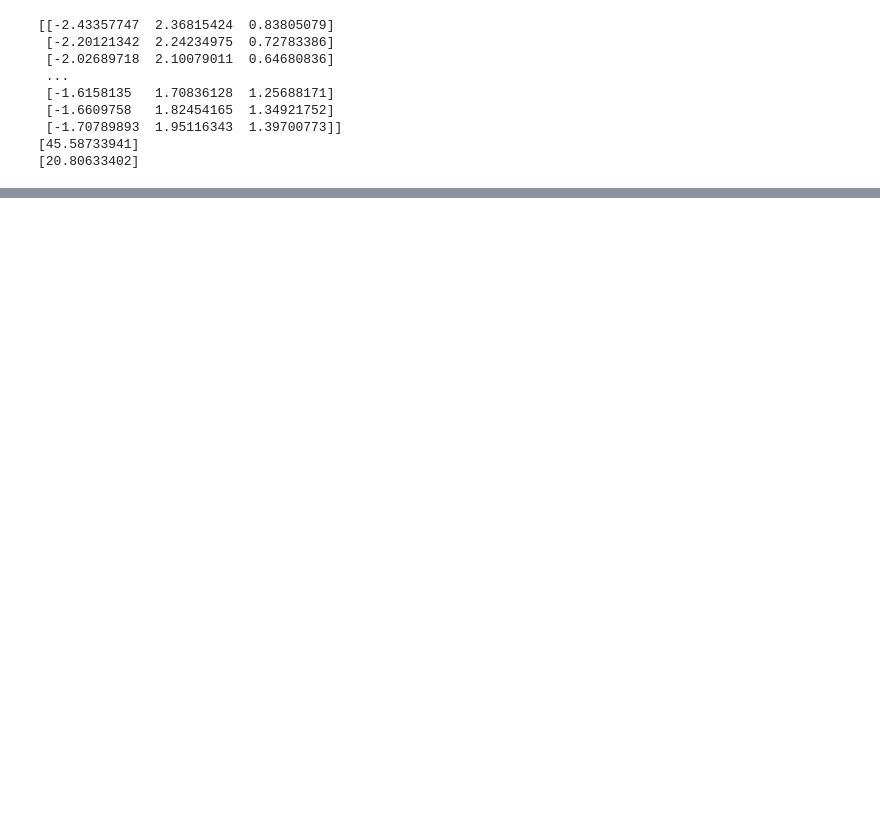
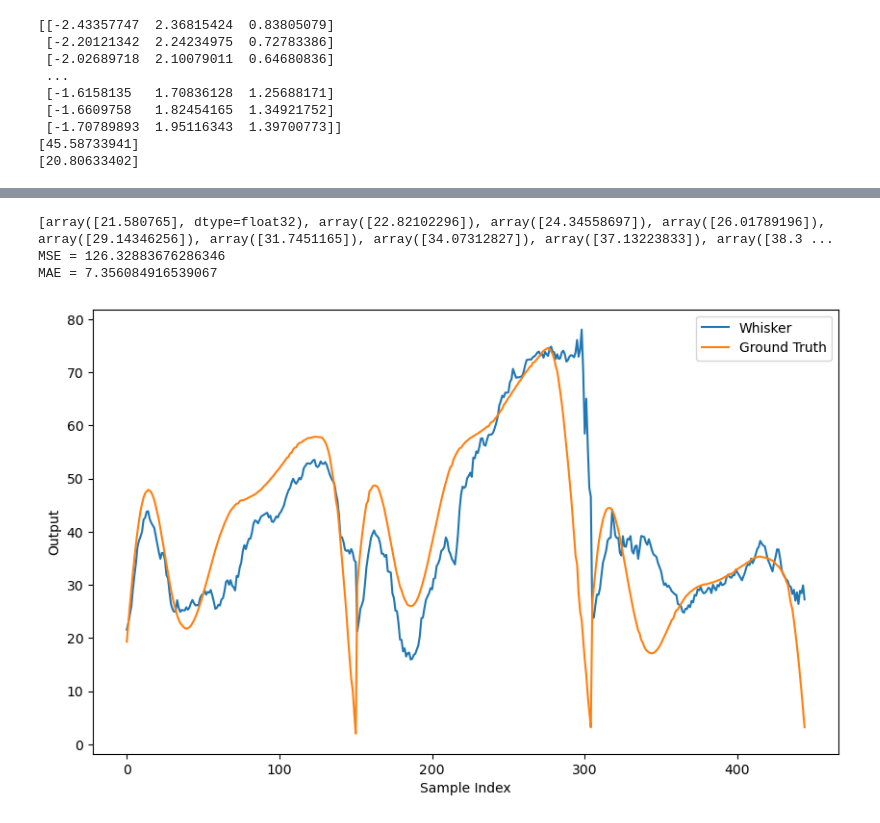
Before and after one commit to TacYee/autonomous-fly, a Jupyter notebook: Optitrack/dataanalyse/uncertainty_mlp_KF.ipynb, the cells around one changed output, grey strips where cells are left out. Drawn from its saved outputs; the diff is of its cells as text; code cells hidden in the pictures; blank space fills up the shorter version.

Commit message:
fix the problem of KF and update KF FLAT1 and FLAT2, maybe some problem occur in uncertainty 2

```diff
--- a/Optitrack/dataanalyse/uncertainty_mlp_KF.ipynb
+++ b/Optitrack/dataanalyse/uncertainty_mlp_KF.ipynb
@@ -442,3 +442,79 @@ MAE = 5.528442136846605
+# %%
+#UA KF Flat2 whisker1
+import numpy as np
+import os
+import matplotlib.pyplot as plt
+from KF import KalmanFilterUAFLAT2
+from sklearn.metrics import mean_squared_error, mean_absolute_error
+
+def apply_kalman_filterUAFLAT2(initial_state, initial_position, initial_yaw, test_pre, uncertainties, positions, yaws):
+    kf = KalmanFilterUAFLAT2(initial_state, initial_position, initial_yaw, initial_covariance, process_noise)
+    estimates = [np.array([initial_state])]
+    for z, uncertainty, position, yaw in zip(test_pre[1:], uncertainties[1:], positions[1:], yaws[1:]):
+        kf.predict(position, yaw)
+        measurement_noise = np.array([[uncertainty]])
+        kf.update(np.array([234 - z]), measurement_noise)
+        estimates.append(kf.get_current_estimate())
+    return estimates
+
+# 数据分段
+test_GT1_filtered_1 = test_GT1_filtered[0:151]
+test_GT1_filtered_2 = test_GT1_filtered[151:305]
+test_GT1_filtered_3 = test_GT1_filtered[305:445]
+test_pre1_1 = test_pre1[0:151]
+test_pre1_2 = test_pre1[151:305]
+test_pre1_3 = test_pre1[305:445]
+test_position1_1 = test_position1_filtered[0:151]
+test_position1_2 = test_position1_filtered[151:305]
+test_position1_3 = test_position1_filtered[305:445]
+test_yaw1_1 = test_orientation1_filtered[0:151]
+test_yaw1_2 = test_orientation1_filtered[151:305]
+test_yaw1_3 = test_orientation1_filtered[305:445]
+
+# 假设 `test_uncertainty` 是你模型预测的不确定性输出
+test_uncertainty1_1 = test_uncertainty1[0:151]
+test_uncertainty1_2 = test_uncertainty1[151:305]
+test_uncertainty1_3 = test_uncertainty1[305:445]
+
+# 初始状态和噪声配置
+initial_states = [test_pre1_1[0], test_pre1_2[0], test_pre1_3[0]]
+initial_positions = [test_position1_1[0], test_position1_2[0], test_position1_3[0]]
+initial_yaws = [test_yaw1_1[0], test_yaw1_2[0], test_yaw1_3[0]]
+initial_covariance = np.array([[5]])
+process_noise = np.array([[5]])
+
+# 应用卡尔曼滤波
+test_kal1_1 = apply_kalman_filterUAFLAT2(initial_states[0], initial_positions[0], initial_yaws[0], test_pre1_1, test_uncertainty1_1, test_position1_1, test_yaw1_1)
+test_kal1_2 = apply_kalman_filterUAFLAT2(initial_states[1], initial_positions[1], initial_yaws[1],test_pre1_2, test_uncertainty1_2, test_position1_2, test_yaw1_2)
+test_kal1_3 = apply_kalman_filterUAFLAT2(initial_states[2], initial_positions[2], initial_yaws[2],test_pre1_3, test_uncertainty1_3, test_position1_3, test_yaw1_3)
+
+# 合并结果
+test_kal1 = test_kal1_1 + test_kal1_2 + test_kal1_3
+print(test_kal1)
+# 计算损失
+MSE_loss = mean_squared_error(test_kal1, test_GT1_filtered)
+MAE_loss = mean_absolute_error(test_kal1, test_GT1_filtered)
+
+print(f'MSE = {MSE_loss}')
+print(f'MAE = {MAE_loss}')
+
+# 保存图像
+test_image_folder = 'UA_FLAT2_MLP_KF_test_image_save_whisker1'
+os.makedirs(test_image_folder, exist_ok=True)
+test_image_output_file = f'{test_image_folder}/p_0.05_noise_1e-2_modelvarianceweight_1_whisker1_kf_certainnoise_5_0.005_1.png'
+
+plt.figure(figsize=(10, 6))
+plt.plot(test_kal1, label='Whisker')
+plt.plot(test_GT1_filtered, label='Ground Truth')
+plt.legend()
+plt.xlabel('Sample Index')
+plt.ylabel('Output')
+plt.savefig(test_image_output_file)
+# %% [output]
+[array([21.580765], dtype=float32), array([22.82102296]), array([24.34558697]), array([26.01789196]), array([29.14346256]), array([31.7451165]), array([34.07312827]), array([37.13223833]), array([38.3 ...
+MSE = 126.32883676286346
+MAE = 7.356084916539067
+[figure, added]
 # %%
 #whisker2 uncertainty aware mlp
 from uncertainty import *
```
Also changed, not shown: parts of 10 cells of this notebook, 15 other files.
